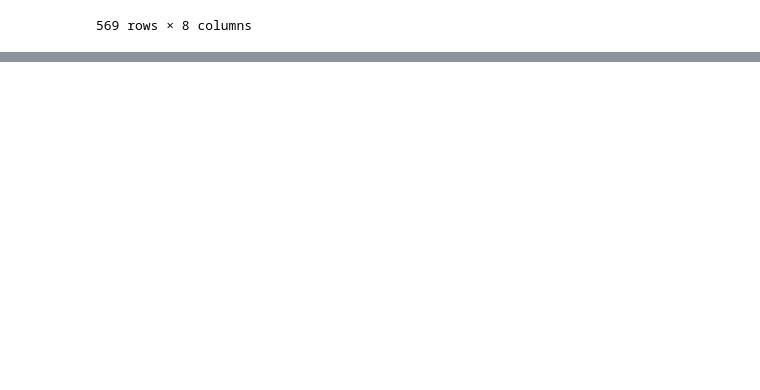
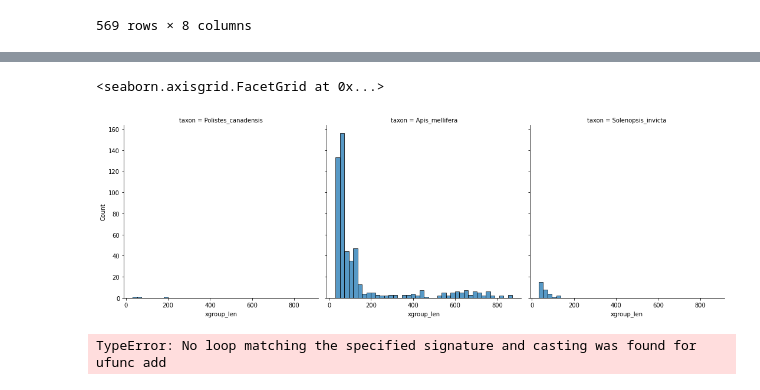
Before and after one commit to flayner2/lab_data_analysis, a Jupyter notebook: notebooks/analyze_vector_masking_data.ipynb, the cells around one changed output, grey strips where cells are left out. Cells and saved outputs as stored; diff of their text form; code cells hidden in the pictures; blank space fills up the shorter version.

```diff
--- a/notebooks/analyze_vector_masking_data.ipynb
+++ b/notebooks/analyze_vector_masking_data.ipynb
@@ -55,0 +98,9 @@ sns.displot(data=xgroups_data, x='xgroup_len', binwidth=20, hue='taxon')
+# %%
+sns.displot(data=xgroups_data, x='xgroup_len', bins=40, col='taxon')
+# %% [output]
+<seaborn.axisgrid.FacetGrid at 0x...>
+[figure, added]
+# %%
+sns.displot(data=xgroups_data, x='xgroup_len', kind='kde')
+# %% [output]
+TypeError: No loop matching the specified signature and casting was found for ufunc add
```
Also changed, not shown: parts of 10 cells of this notebook.
